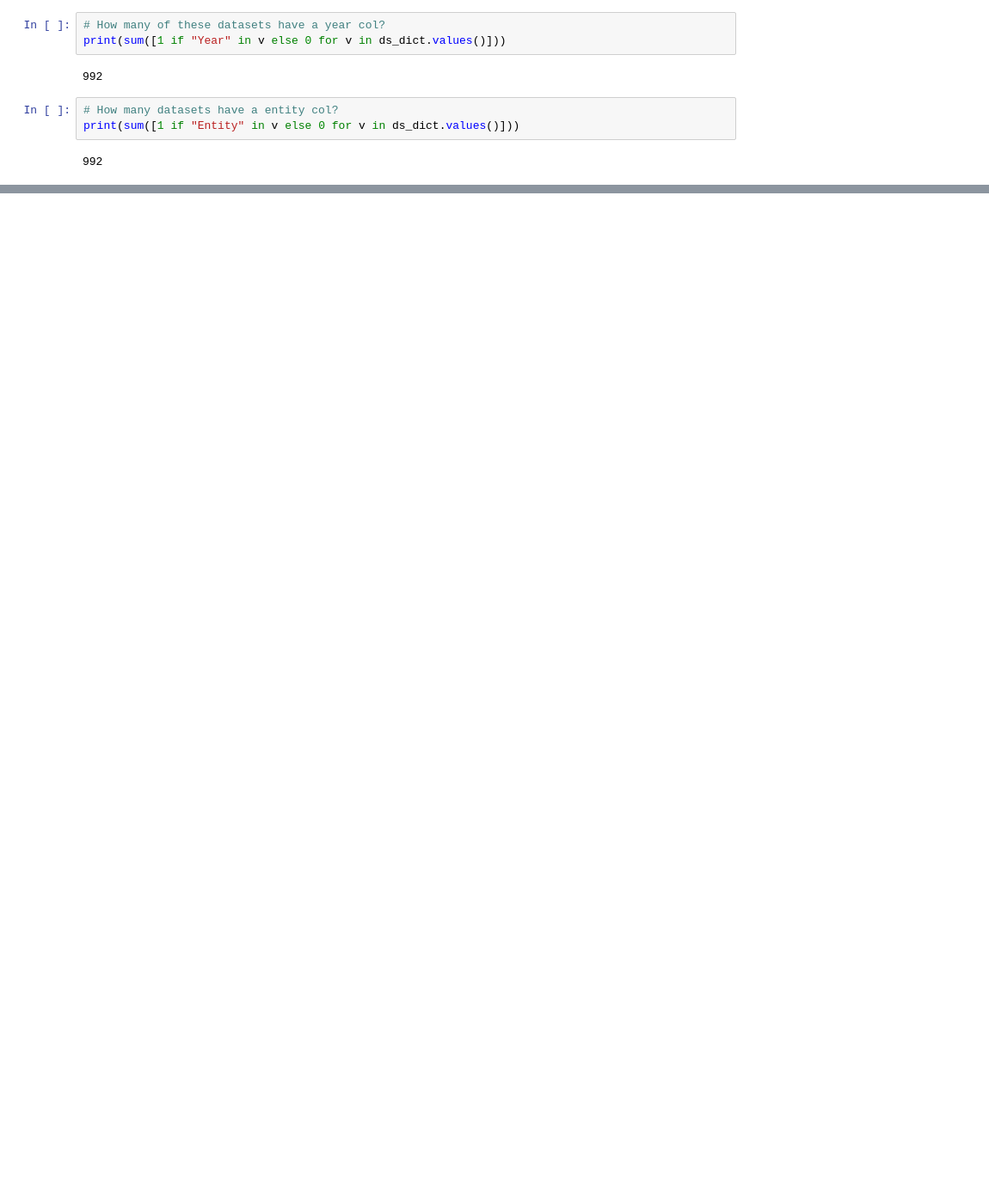
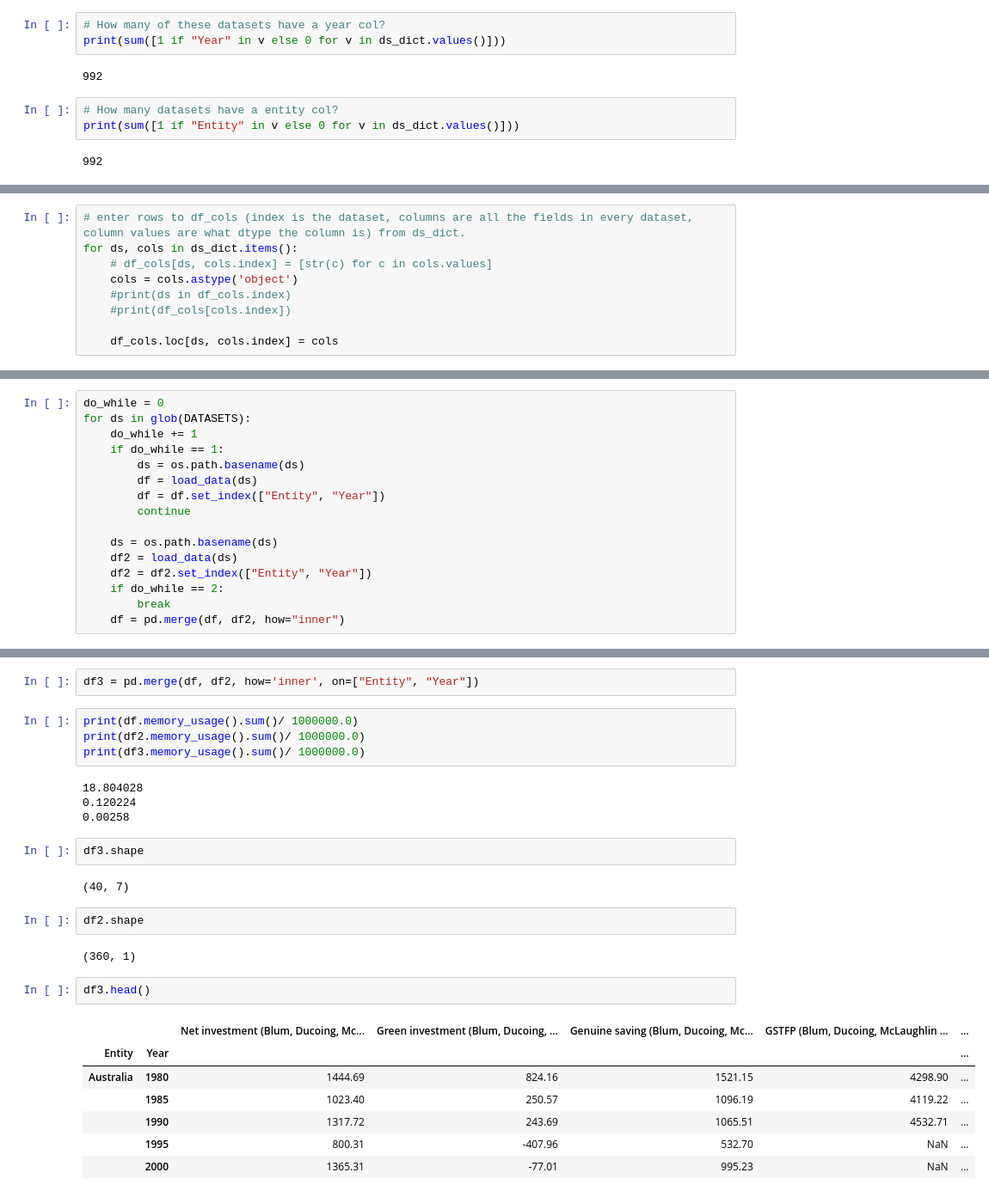
Before and after one commit to liamwazherealso/owid-notebooks, a Jupyter notebook: notebooks/Overview.ipynb, the cells around one changed output, grey strips where cells are left out. Shown at 86% size. Drawn from its saved outputs; the diff is of its cells as text; blank space fills up the shorter version.

```diff
--- a/notebooks/Overview.ipynb
+++ b/notebooks/Overview.ipynb
@@ -41,0 +55,9 @@ df = pd.DataFrame(index=range(shape[0]), columns=range(shape[1]))
+# %%
+# enter rows to df_cols (index is the dataset, columns are all the fields in every dataset, column values are what dtype the column is) from ds_dict.
+for ds, cols in ds_dict.items():
+    # df_cols[ds, cols.index] = [str(c) for c in cols.values]
+    cols = cols.astype('object')
+    #print(ds in df_cols.index)
+    #print(df_cols[cols.index])
+
+    df_cols.loc[ds, cols.index] = cols
@@ -44,0 +134,16 @@ df = pd.DataFrame(index=range(shape[0]), columns=range(shape[1]))
+# %%
+do_while = 0
+for ds in glob(DATASETS):
+    do_while += 1
+    if do_while == 1:
+        ds = os.path.basename(ds)
+        df = load_data(ds)
+        df = df.set_index(["Entity", "Year"])
+        continue
+
+    ds = os.path.basename(ds)
+    df2 = load_data(ds)
+    df2 = df2.set_index(["Entity", "Year"])
+    if do_while == 2:
+        break
+    df = pd.merge(df, df2, how="inner")
@@ -44,0 +194,28 @@ df = pd.DataFrame(index=range(shape[0]), columns=range(shape[1]))
+# %%
+df3 = pd.merge(df, df2, how='inner', on=["Entity", "Year"])
+# %%
+print(df.memory_usage().sum()/ 1000000.0)
+print(df2.memory_usage().sum()/ 1000000.0)
+print(df3.memory_usage().sum()/ 1000000.0)
+# %% [output]
+18.804028
+0.120224
+0.00258
+# %%
+df3.shape
+# %% [output]
+(40, 7)
+# %%
+df2.shape
+# %% [output]
+(360, 1)
+# %%
+df3.head()
+# %% [output]
+|  |  | Net investment (Blum, Ducoing, Mc... | Green investment (Blum, Ducoing, ... | Genuine saving (Blum, Ducoing, Mc... | GSTFP (Blum, Ducoing, McLaughlin ... | ... |
+| Entity | Year |  |  |  |  | ... |
+| Australia | 1980 | 1444.69 | 824.16 | 1521.15 | 4298.90 | ... |
+|  | 1985 | 1023.40 | 250.57 | 1096.19 | 4119.22 | ... |
+|  | 1990 | 1317.72 | 243.69 | 1065.51 | 4532.71 | ... |
+|  | 1995 | 800.31 | -407.96 | 532.70 | NaN | ... |
+|  | 2000 | 1365.31 | -77.01 | 995.23 | NaN | ... |
```
Also changed, not shown: parts of 20 cells of this notebook.
